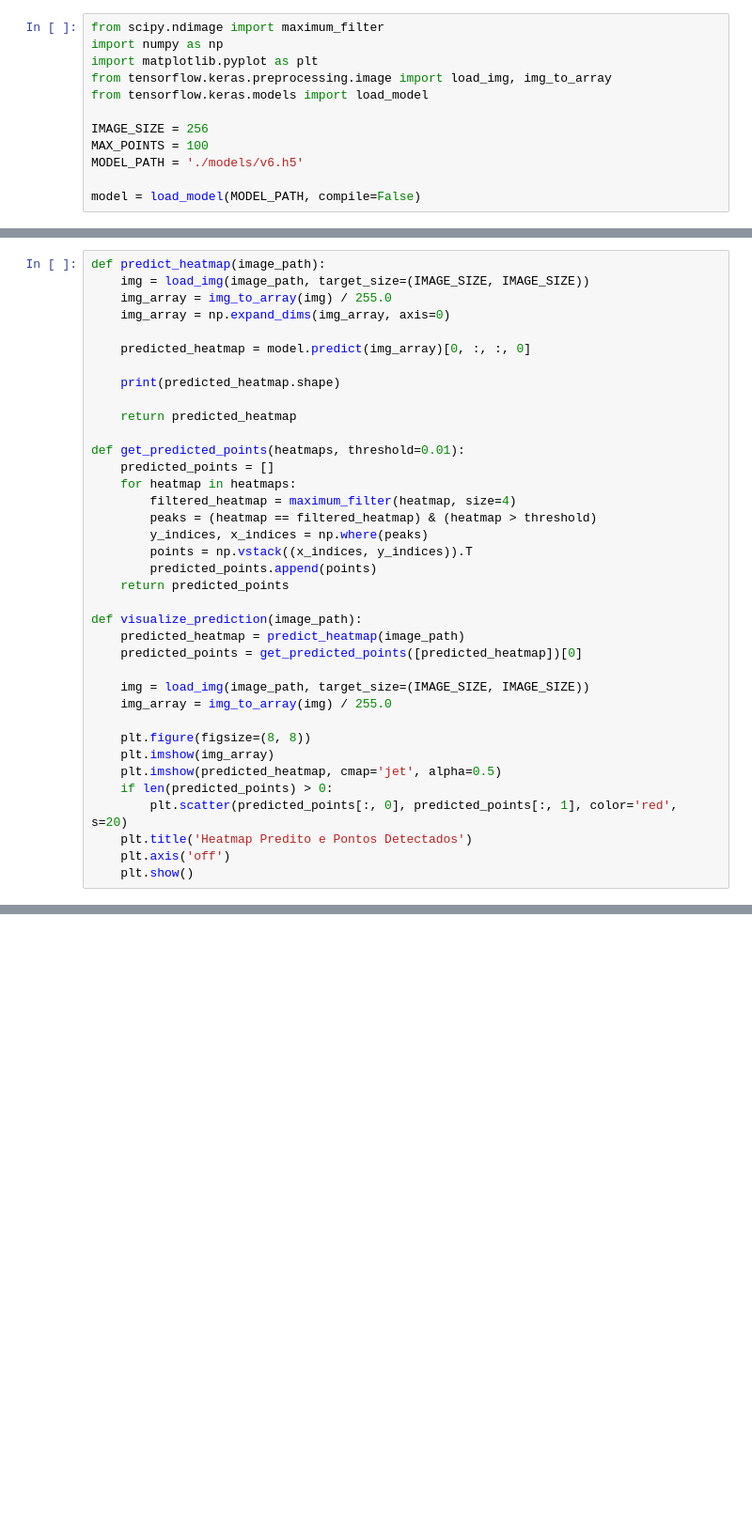
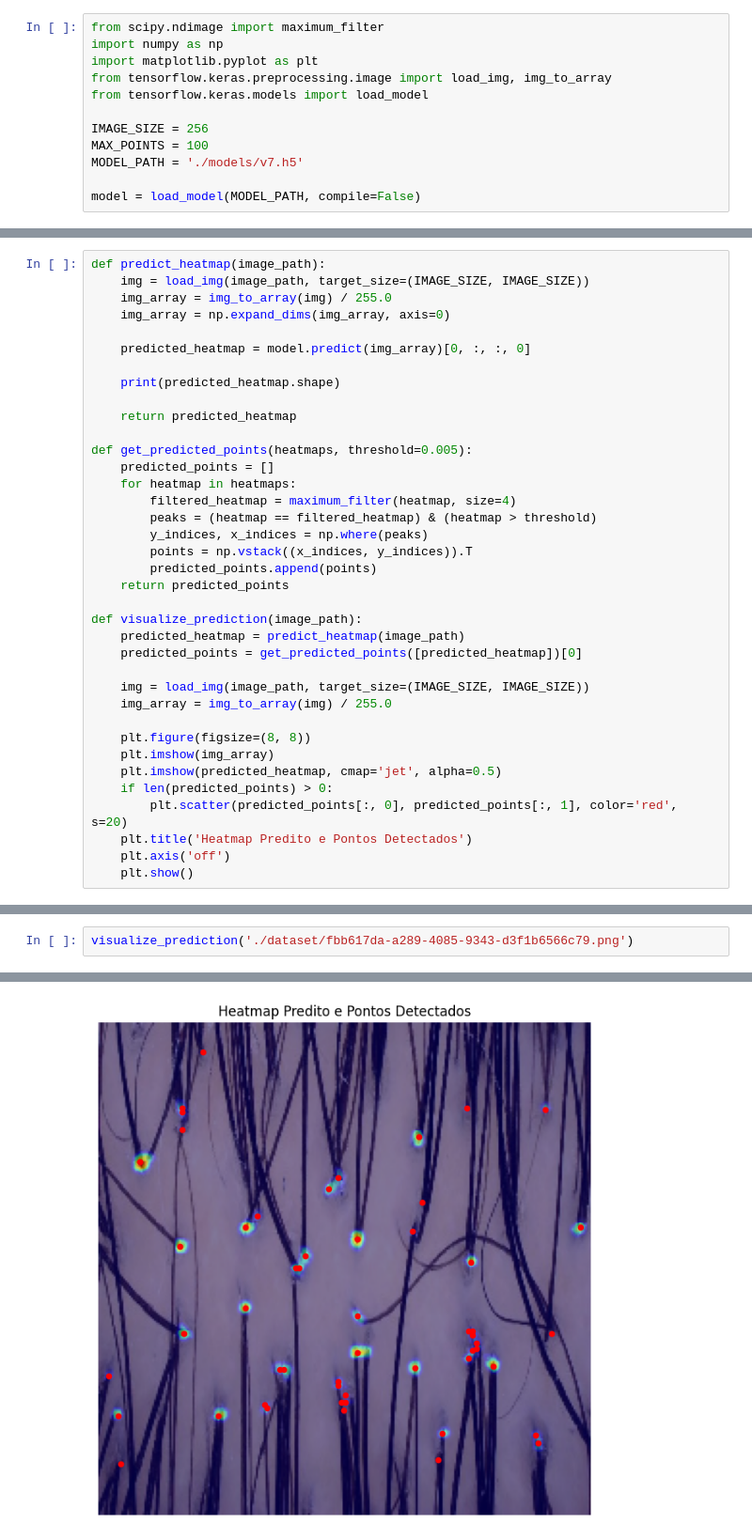
Before and after one commit to waizbart/ml_point_detector, a Jupyter notebook: example.ipynb, the cells around one changed output, grey strips where cells are left out. Shown at 94% size. Saved outputs shown, nothing was run; the diff lists cells and outputs as text; blank space fills up the shorter version.

```diff
--- a/example.ipynb
+++ b/example.ipynb
@@ -7,7 +7,7 @@ from tensorflow.keras.models import load_model
 
 IMAGE_SIZE = 256
 MAX_POINTS = 100
-MODEL_PATH = './models/v6.h5'
+MODEL_PATH = './models/v7.h5'
 
 model = load_model(MODEL_PATH, compile=False)
 # %% [output]
@@ -24,7 +30,7 @@ def predict_heatmap(image_path):
 
     return predicted_heatmap
 
-def get_predicted_points(heatmaps, threshold=0.01):
+def get_predicted_points(heatmaps, threshold=0.005):
     predicted_points = []
     for heatmap in heatmaps:
         filtered_heatmap = maximum_filter(heatmap, size=4)
@@ -57,0 +58,3 @@ visualize_prediction('./dataset/22a49683-b650-4a94-93d9-df49a8e9a861.png')
+# %%
+visualize_prediction('./dataset/fbb617da-a289-4085-9343-d3f1b6566c79.png')
+# %% [output]
@@ -57,0 +63 @@ visualize_prediction('./dataset/22a49683-b650-4a94-93d9-df49a8e9a861.png')
+[figure, added]
```
Also changed, not shown: parts of 3 cells of this notebook, 3 other files.
